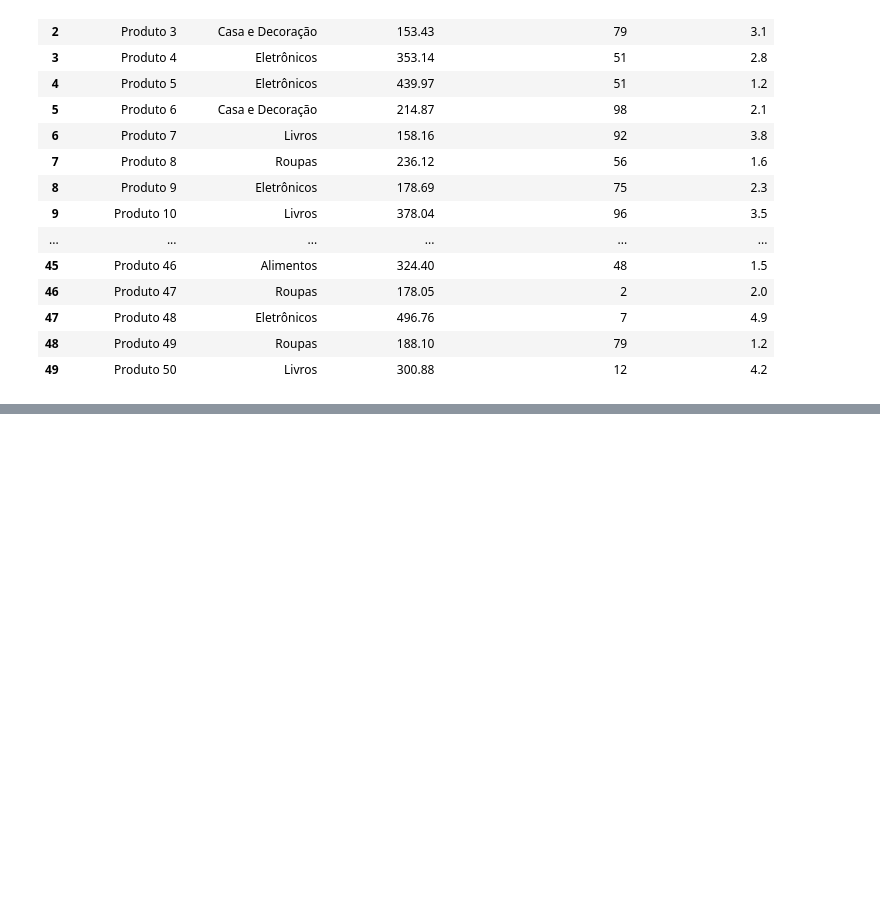
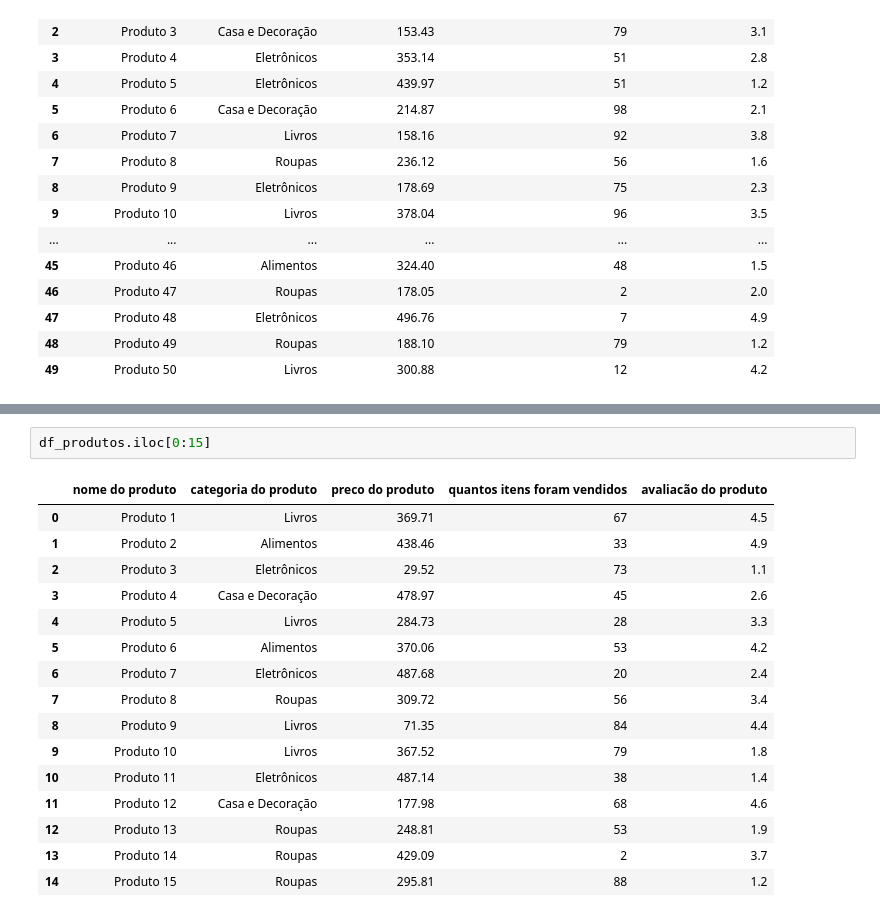
Before and after one commit to Aiyato/testes-colab, a Jupyter notebook: Aula02_completa.ipynb, the cells around one changed output, grey strips where cells are left out. Saved outputs shown, nothing was run; the diff lists cells and outputs as text; blank space fills up the shorter version.

```diff
--- a/Aula02_completa.ipynb
+++ b/Aula02_completa.ipynb
@@ -616,0 +632,19 @@ array(['Livros', 'Casa e Decoração', 'Eletrônicos', 'Roupas', 'Alimentos'],
+# %%
+df_produtos.iloc[0:15]
+# %% [output]
+|  | nome do produto | categoria do produto | preco do produto | quantos itens foram vendidos | avaliacão do produto |
+| 0 | Produto 1 | Livros | 369.71 | 67 | 4.5 |
+| 1 | Produto 2 | Alimentos | 438.46 | 33 | 4.9 |
+| 2 | Produto 3 | Eletrônicos | 29.52 | 73 | 1.1 |
+| 3 | Produto 4 | Casa e Decoração | 478.97 | 45 | 2.6 |
+| 4 | Produto 5 | Livros | 284.73 | 28 | 3.3 |
+| 5 | Produto 6 | Alimentos | 370.06 | 53 | 4.2 |
+| 6 | Produto 7 | Eletrônicos | 487.68 | 20 | 2.4 |
+| 7 | Produto 8 | Roupas | 309.72 | 56 | 3.4 |
+| 8 | Produto 9 | Livros | 71.35 | 84 | 4.4 |
+| 9 | Produto 10 | Livros | 367.52 | 79 | 1.8 |
+| 10 | Produto 11 | Eletrônicos | 487.14 | 38 | 1.4 |
+| 11 | Produto 12 | Casa e Decoração | 177.98 | 68 | 4.6 |
+| 12 | Produto 13 | Roupas | 248.81 | 53 | 1.9 |
+| 13 | Produto 14 | Roupas | 429.09 | 2 | 3.7 |
+| 14 | Produto 15 | Roupas | 295.81 | 88 | 1.2 |
```
Also changed, not shown: parts of 20 cells of this notebook.
